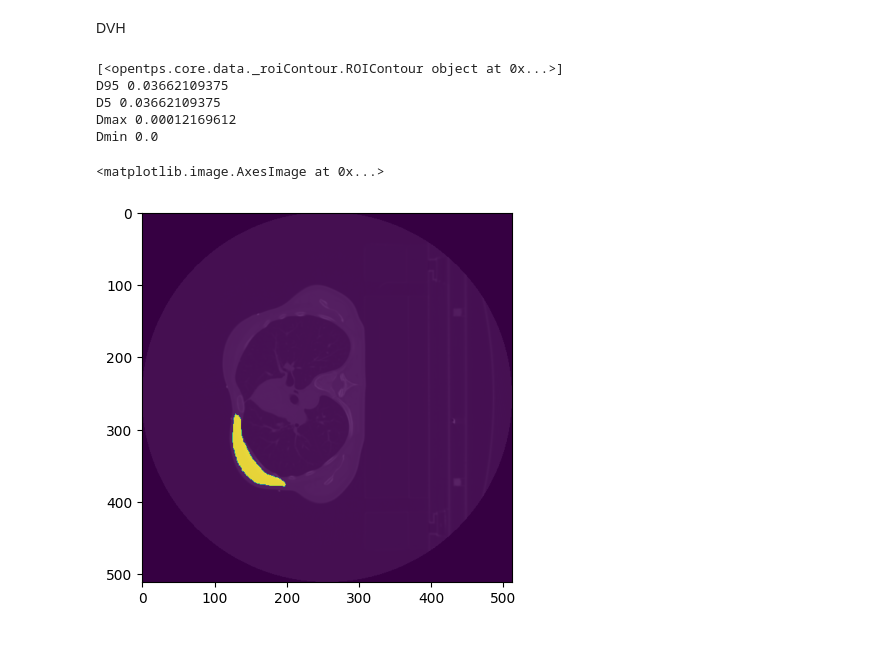
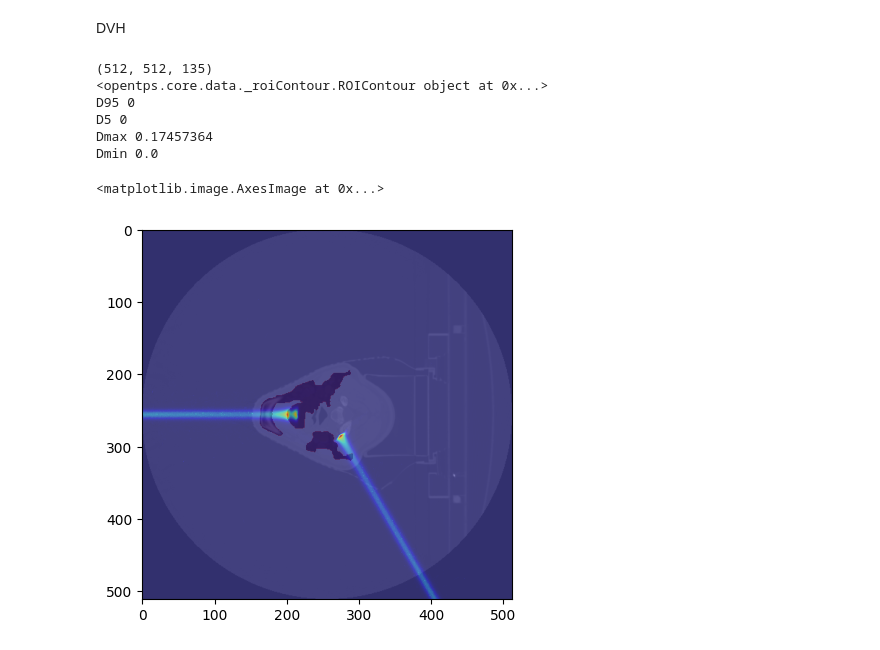
Before and after one commit to jinkoo2/opentps2, a Jupyter notebook: opentps_core/opentps/core/examples/doseComputation/rtPlanAndDoseCalculation.ipynb, the cells around one changed output. Saved outputs shown, nothing was run; the diff lists cells and outputs as text; code cells hidden in the pictures.

```diff
--- a/opentps_core/opentps/core/examples/doseComputation/rtPlanAndDoseCalculation.ipynb
+++ b/opentps_core/opentps/core/examples/doseComputation/rtPlanAndDoseCalculation.ipynb
@@ -54,7 +65,7 @@ doseCalculator = MCsquareDoseCalculator()
 doseCalculator.ctCalibration = readScanner(DoseCalculationConfig().scannerFolder)
 doseCalculator.beamModel = mcsquareIO.readBDL(DoseCalculationConfig().bdlFile)
 doseCalculator.nbPrimaries = 1e7
-ctImagePath = r'/home/romain/dataset_testing/BREAST_01_003/BH'
+ctImagePath = r'/home/romain/dataset_testing/ANON104_HAN_ORO'
 dataList = readData(ctImagePath, maxDepth=0)
 ct = [d for d in dataList if isinstance(d, CTImage)][0]
 struct = [d for d in dataList if isinstance(d, RTStruct)][0]
@@ -96,8 +90,8 @@ Arguments: ('/home/romain/dataset_testing/BREAST_01_003/BH/RTPLAN.237435.dcm', '
 # %% [markdown]
 If we want to crop the CT to the body contour (set everything else to -1024)
 # %%
-contour_name = 'patient salade'
+contour_name = 'BODY'
 struct.print_ROINames()
 body_contour = struct.getContourByName(contour_name)
-doseCalculator.overwriteOutsideROI = body_contour[0]
+doseCalculator.overwriteOutsideROI = body_contour
 # %% [output]
@@ -150,22 +145,26 @@ Total computation time: 91.709478 s
 # %% [markdown]
 DVH
 # %%
-target_name = 'PTVp_Breast_L'
-target_contour = struct.getContourByName(target_name)
+target_names = 'OralCavity Mandible CTVt_54.25Gy CTV_all' #
+print(ct.imageArray.shape)
+target_contour = struct.make1ContourFromSeveral(target_names,ct)
+#arget_contour = struct.getContourByName(target_name)
 print(target_contour)
-dvh = DVH(target_contour[0], doseImage)
+dvh = DVH(target_contour, doseImage)
 print("D95",dvh._D95)
 print("D5",dvh._D5)
 print("Dmax",dvh._Dmax)
 print("Dmin",dvh._Dmin)
-sliceLoc = 50
+sliceLoc = 65
 plt.imshow(ct.imageArray[:,:,sliceLoc],cmap='gray')
-plt.imshow(target_contour[0].getBinaryMask(origin= ct.origin,gridSize= ct.gridSize,spacing=ct.spacing).imageArray[:,:,sliceLoc],alpha =.8)
+plt.imshow(target_contour.getBinaryMask(origin= ct.origin,gridSize= ct.gridSize,spacing=ct.spacing).imageArray[:,:,sliceLoc],alpha =.4,cmap='Reds')
+plt.imshow(doseImage.imageArray[:,:,sliceLoc],alpha=0.5,cmap='jet' )
 # %% [output]
-[<opentps.core.data._roiContour.ROIContour object at 0x...>]
-D95 0.03662109375
-D5 0.03662109375
-Dmax 0.00012169612
+(512, 512, 135)
+<opentps.core.data._roiContour.ROIContour object at 0x...>
+D95 0
+D5 0
+Dmax 0.17457364
 Dmin 0.0
 <matplotlib.image.AxesImage at 0x...>
-[figure, old version]
+[figure, new version]
```
Also changed, not shown: parts of 5 cells of this notebook, 1 other file.
